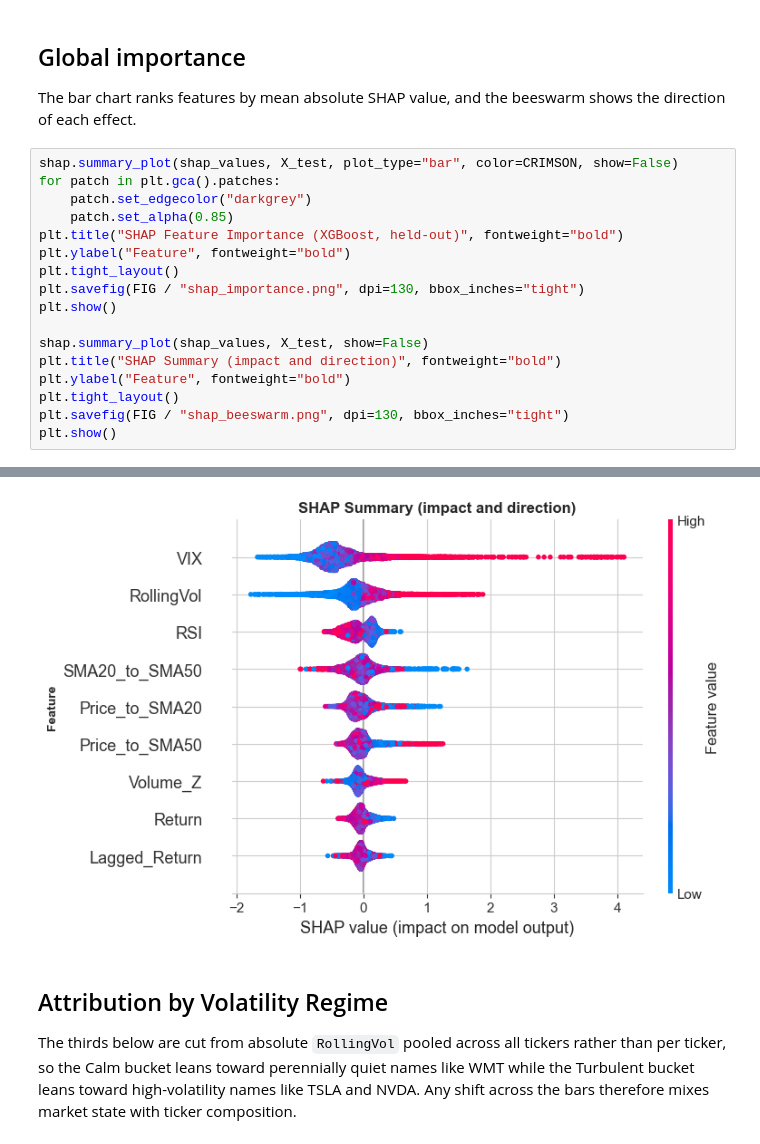
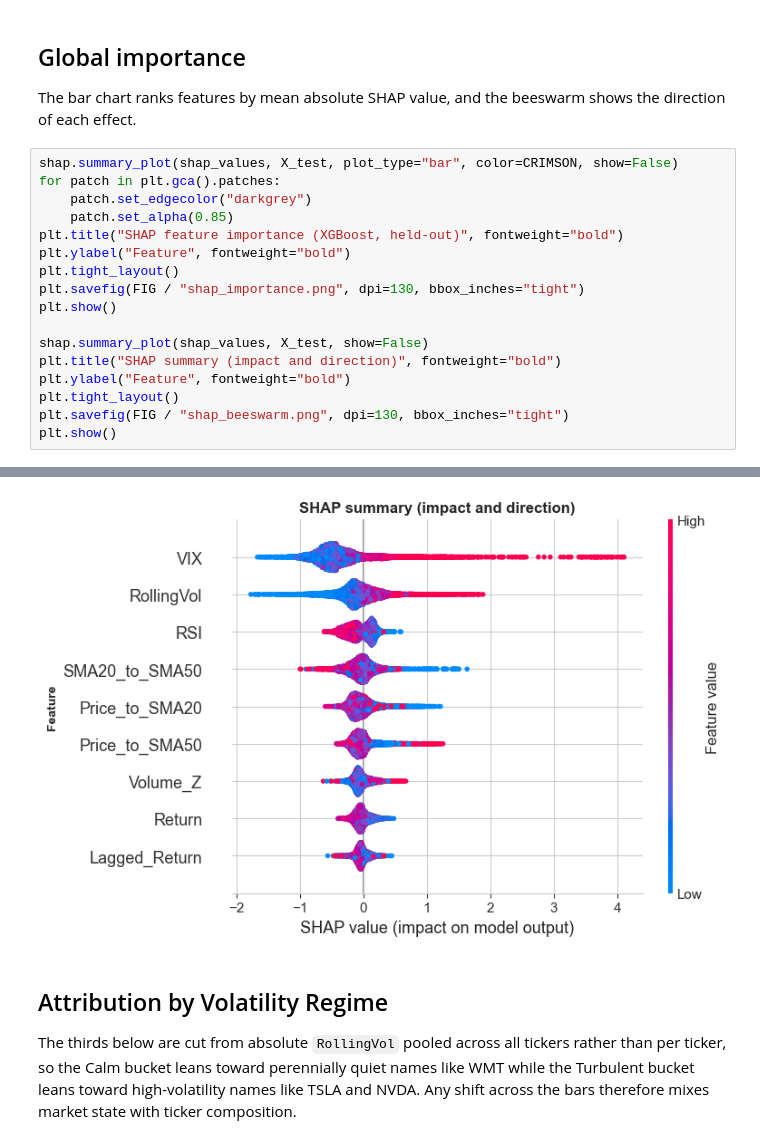
Before and after one commit to tisyasharma/volatility-regime-forecasting, a Jupyter notebook: notebooks/03_explainability.ipynb, the cells around one changed output, grey strips where cells are left out. Drawn from its saved outputs; the diff is of its cells as text.

```diff
--- a/notebooks/03_explainability.ipynb
+++ b/notebooks/03_explainability.ipynb
@@ -62,23 +63,23 @@ The bar chart ranks features by mean absolute SHAP value, and the beeswarm shows
 # %%
 shap.summary_plot(shap_values, X_test, plot_type="bar", color=CRIMSON, show=False)
 for patch in plt.gca().patches:
     patch.set_edgecolor("darkgrey")
     patch.set_alpha(0.85)
-plt.title("SHAP Feature Importance (XGBoost, held-out)", fontweight="bold")
+plt.title("SHAP feature importance (XGBoost, held-out)", fontweight="bold")
 plt.ylabel("Feature", fontweight="bold")
 plt.tight_layout()
 plt.savefig(FIG / "shap_importance.png", dpi=130, bbox_inches="tight")
 plt.show()
 
 shap.summary_plot(shap_values, X_test, show=False)
-plt.title("SHAP Summary (impact and direction)", fontweight="bold")
+plt.title("SHAP summary (impact and direction)", fontweight="bold")
 plt.ylabel("Feature", fontweight="bold")
 plt.tight_layout()
 plt.savefig(FIG / "shap_beeswarm.png", dpi=130, bbox_inches="tight")
 plt.show()
 # %% [output]
 [figure]
-[figure, old version]
+[figure, new version]
 # %% [markdown]
 ## Attribution by Volatility Regime
 
```
Also changed, not shown: parts of 8 cells of this notebook, 12 other files.
